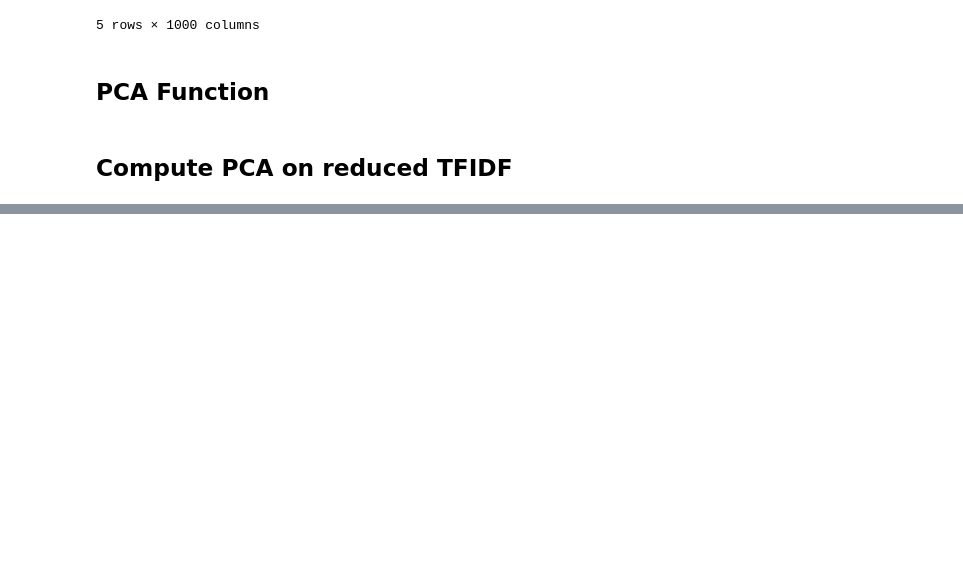
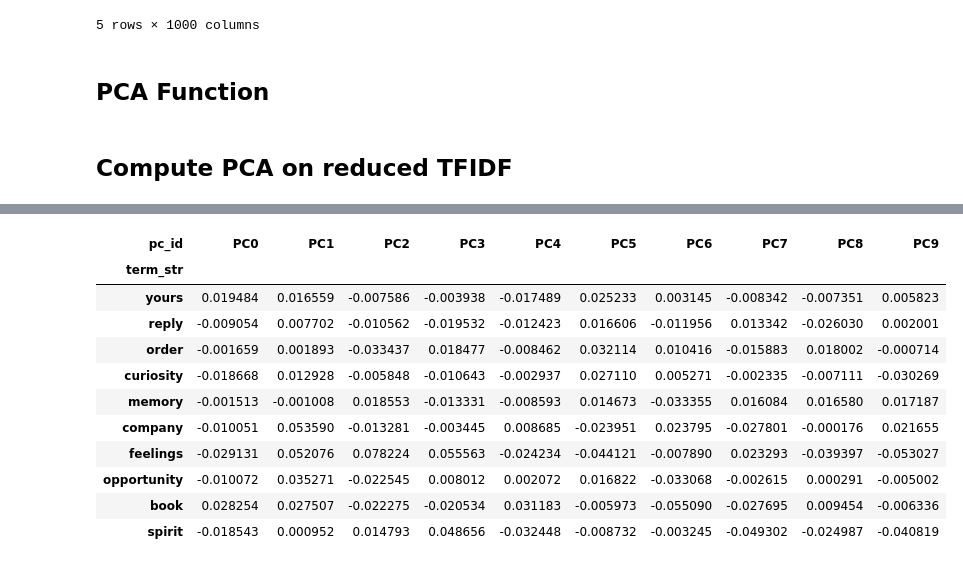
Before and after one commit to rlipps/DS5001-2024-01-R, a Jupyter notebook: lessons/M07_FeaturesAndComponents/M07_HW.ipynb, the cells around one changed output, grey strips where cells are left out. Saved outputs shown, nothing was run; the diff lists cells and outputs as text; code cells hidden in the pictures; blank space fills up the shorter version.

```diff
--- a/lessons/M07_FeaturesAndComponents/M07_HW.ipynb
+++ b/lessons/M07_FeaturesAndComponents/M07_HW.ipynb
@@ -24,6 +24,8 @@ from scipy.linalg import norm, eigh
 sns.set(style='ticks')
 # %% [markdown]
 ### Config
+# %%
+colors = "YlGnBu"
 # %%
 config = configparser.ConfigParser()
 config.read("../../../env.ini")
@@ -242,7 +255,7 @@ def get_PCA(X:pd.DataFrame, k:int, norm_docs=True, center_by_mean=False, center_
     '''
 
     # Input handling to ensure only one centering method is used
-    if (center_by_mean and center_by_mean):
+    if (center_by_mean and center_by_variance):
         raise SyntaxError('Cannot center by both mean and variance')
 
     # Normalize docs
@@ -264,8 +277,8 @@ def get_PCA(X:pd.DataFrame, k:int, norm_docs=True, center_by_mean=False, center_
     eig_vals, eig_vecs = eigh(COV)
 
     # Convernt eigenvalues and eigenvectors into DataFrames
-    EIG_VALS = pd.DataFrame(eig_vals, index=COV.index, columns=COV.index)
-    EIG_VECS = pd.DataFrame(eig_vecs, index=COV.index, columns=['eig_val'])
+    EIG_VECS = pd.DataFrame(eig_vecs, index=COV.index, columns=COV.index)
+    EIG_VALS = pd.DataFrame(eig_vals, index=COV.index, columns=['eig_val'])
     EIG_PAIRS = EIG_VALS.join(EIG_VECS.T)\
         .sort_values('eig_val', ascending=False)
 
@@ -317,0 +316,15 @@ eigvals, eigvecs = eigh(TFIDF_RED.cov())
+# %%
+LOADINGS.head(10).style.background_gradient(cmap=colors)
+# %% [output]
+| pc_id | PC0 | PC1 | PC2 | PC3 | PC4 | PC5 | PC6 | PC7 | PC8 | PC9 |
+| term_str |  |  |  |  |  |  |  |  |  |  |
+| yours | 0.019484 | 0.016559 | -0.007586 | -0.003938 | -0.017489 | 0.025233 | 0.003145 | -0.008342 | -0.007351 | 0.005823 |
+| reply | -0.009054 | 0.007702 | -0.010562 | -0.019532 | -0.012423 | 0.016606 | -0.011956 | 0.013342 | -0.026030 | 0.002001 |
+| order | -0.001659 | 0.001893 | -0.033437 | 0.018477 | -0.008462 | 0.032114 | 0.010416 | -0.015883 | 0.018002 | -0.000714 |
+| curiosity | -0.018668 | 0.012928 | -0.005848 | -0.010643 | -0.002937 | 0.027110 | 0.005271 | -0.002335 | -0.007111 | -0.030269 |
+| memory | -0.001513 | -0.001008 | 0.018553 | -0.013331 | -0.008593 | 0.014673 | -0.033355 | 0.016084 | 0.016580 | 0.017187 |
+| company | -0.010051 | 0.053590 | -0.013281 | -0.003445 | 0.008685 | -0.023951 | 0.023795 | -0.027801 | -0.000176 | 0.021655 |
+| feelings | -0.029131 | 0.052076 | 0.078224 | 0.055563 | -0.024234 | -0.044121 | -0.007890 | 0.023293 | -0.039397 | -0.053027 |
+| opportunity | -0.010072 | 0.035271 | -0.022545 | 0.008012 | 0.002072 | 0.016822 | -0.033068 | -0.002615 | 0.000291 | -0.005002 |
+| book | 0.028254 | 0.027507 | -0.022275 | -0.020534 | 0.031183 | -0.005973 | -0.055090 | -0.027695 | 0.009454 | -0.006336 |
+| spirit | -0.018543 | 0.000952 | 0.014793 | 0.048656 | -0.032448 | -0.008732 | -0.003245 | -0.049302 | -0.024987 | -0.040819 |
```
Also changed, not shown: parts of 26 cells of this notebook.
